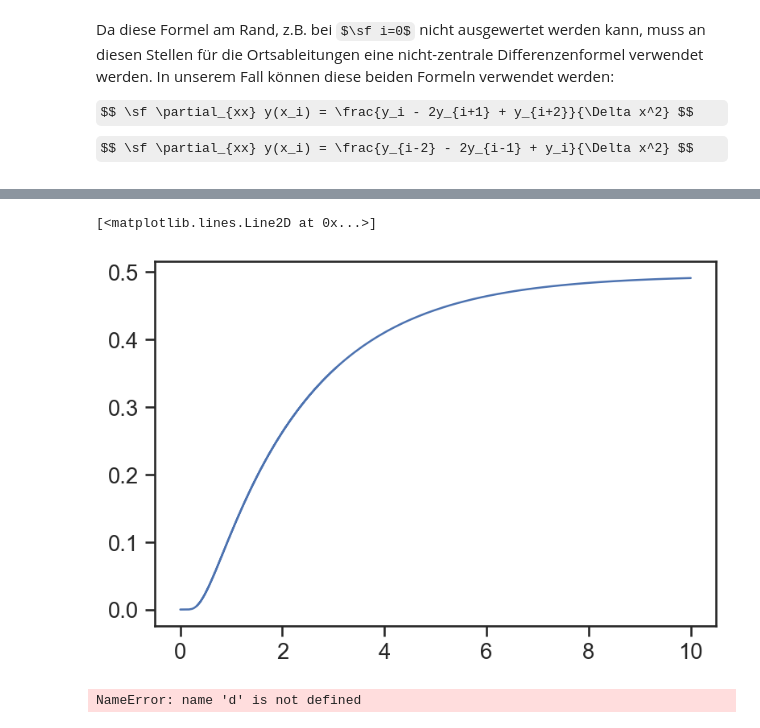
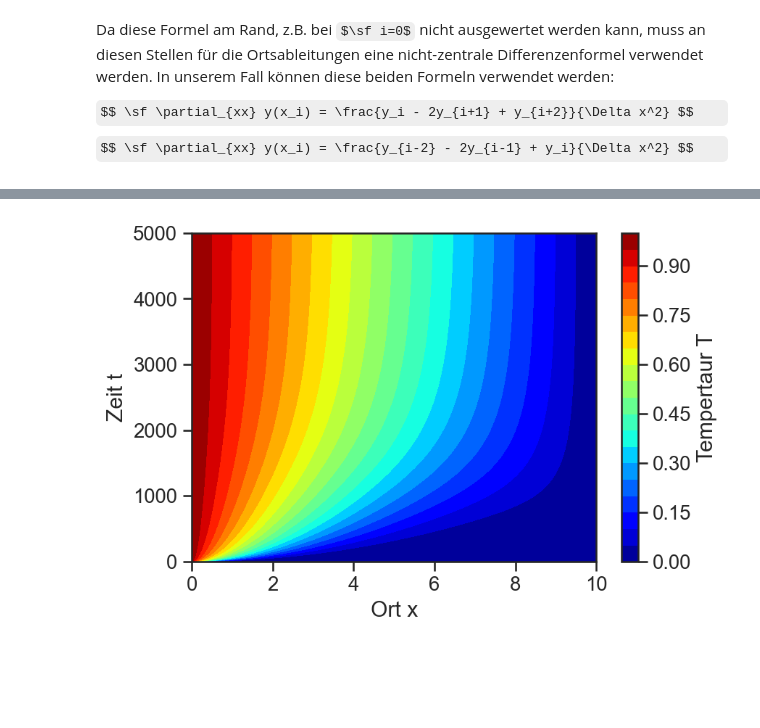
Before and after one commit to lu-kas/Vorlesung_Ingenieurinformatik, a Jupyter notebook: Content/Script/04_numerik/0433_pde.ipynb, the cells around one changed output, grey strips where cells are left out. Saved outputs shown, nothing was run; the diff lists cells and outputs as text; code cells hidden in the pictures; some formulas as TeX source; blank space fills up the shorter version.

```diff
--- a/Content/Script/04_numerik/0433_pde.ipynb
+++ b/Content/Script/04_numerik/0433_pde.ipynb
@@ -45 +45,9 @@ Als Beispiel wird der Anfangswert für die Temperatur $\sf T(x, t=0) = 0$ angeno
+# %%
+# Konstanten für das Beispiel
+x_ende = 10
+t_ende = 5000
+nx = 100
+nt = 10000
+dx = x_ende / (nx-1)
+dt = t_ende / (nt-1)
 # %%
@@ -82,10 +57,29 @@ plt.plot(x, d[-1])
-# %%
-plt.plot(t, d[:,nx//2])
-# %% [output]
-[<matplotlib.lines.Line2D at 0x...>]
-[figure, removed]
-# %%
-plt.imshow(d[::100])
-plt.colorbar()
-# %% [output]
-NameError: name 'd' is not defined
+# %%
+# Array auf dem die Gesamtlösung gespeichert wird
+T = np.zeros((nt, nx))
+# %%
+# Setzen der Anfangswerte
+T[0] = np.zeros(nx)
+
+# Hilfsarray
+T_tmp = np.zeros(nx)
+
+for it in range(1, nt-1):
+    Tc = T[it]
+    Tn = T[it+1]
+    Tn[1:-1] = Tc[:-2] - 2*Tc[1:-1] + Tc[2:]
+
+    Tn *= dt
+    Tn += Tc
+    Tn[0] = 1
+    Tn[-1] = 0
+
+#     d[it] = up
+#     u = np.copy(up)
+# %%
+plt.contourf(T, levels=20, extent=[0, x_ende, 0, t_ende], cmap='jet')
+plt.xlabel('Ort x')
+plt.ylabel('Zeit t')
+plt.colorbar(label='Tempertaur T');
+# %% [output]
+[figure, added]
```
Also changed, not shown: parts of 8 cells of this notebook.
